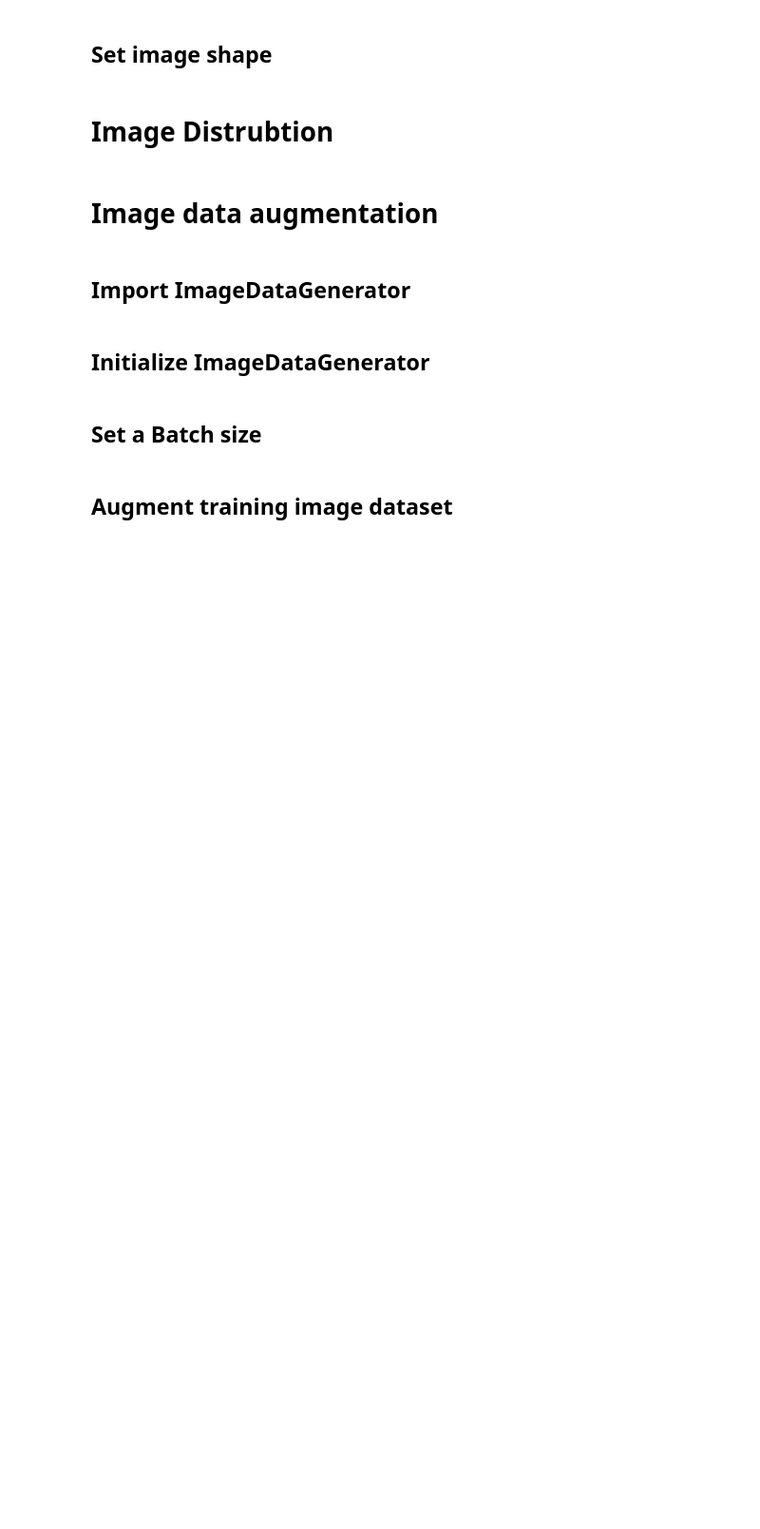
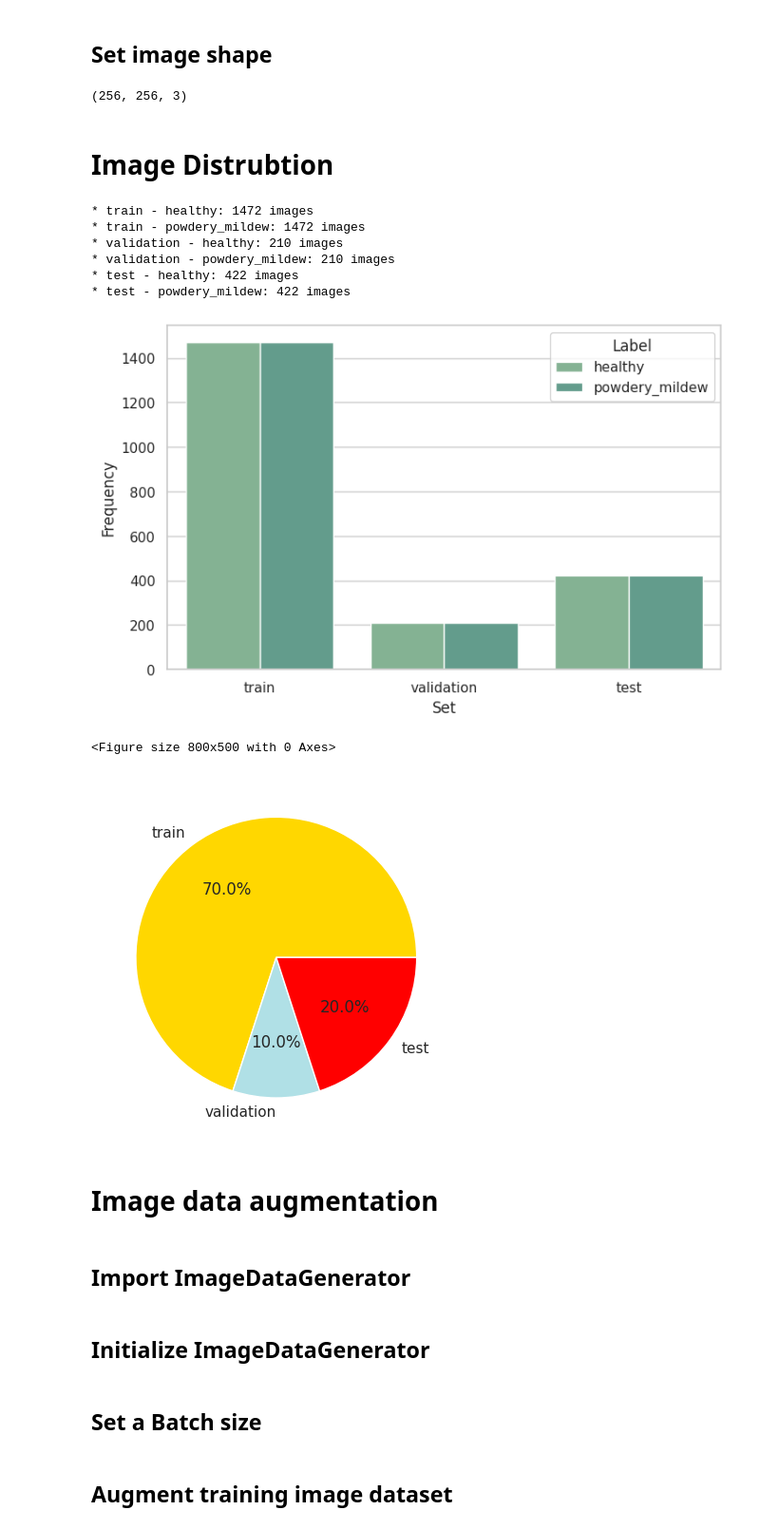
Before and after one commit to Poes93/mildew-detector, a Jupyter notebook: jupyter_notebooks/03 - ModellingEvaluating.ipynb, the cells around one changed output. Shown: that part at 95% size. Cells and saved outputs as stored; diff of their text form; code cells hidden in the pictures; blank space fills up the shorter version.

Commit message:
add image distrubation

```diff
--- a/jupyter_notebooks/03 - ModellingEvaluating.ipynb
+++ b/jupyter_notebooks/03 - ModellingEvaluating.ipynb
@@ -60,5 +73,10 @@
 ## Set input directories
 # %% [markdown]
 Set train, validation and test paths
+# %%
+my_data_dir = 'inputs/cherryleaves_dataset/cherry-leaves'
+train_path = my_data_dir + '/train'
+val_path = my_data_dir + '/validation'
+test_path = my_data_dir + '/test'
 # %% [markdown]
 ## Set output directory
@@ -65,2 +94,5 @@ Set train, validation and test paths
 # %% [markdown]
 ## Set Labels
+# %%
+labels = os.listdir(train_path)
+print('Label for the images are', labels)
@@ -67,7 +101,54 @@ Set train, validation and test paths
 # %% [markdown]
 ## Set image shape
+# %%
+import joblib
+
+version = 'v1'
+image_shape = joblib.load(filename=f"outputs/{version}/image_shape.pkl")
+image_shape
+# %% [output]
+(256, 256, 3)
 # %% [markdown]
 # Image Distrubtion
+# %%
+df_freq = pd.DataFrame([])
+for folder in ['train', 'validation', 'test']:
+  for label in labels:
+    df_freq = df_freq.append(
+        pd.Series(data={'Set': folder,
+                        'Label': label,
+                        'Frequency':int(len(os.listdir(my_data_dir+'/'+ folder + '/' + label)))}
+                  ),
+                  ignore_index=True
+        )
+
+    print(f"* {folder} - {label}: {len(os.listdir(my_data_dir+'/'+ folder + '/' + label))} images")
+
+print("\n")
+sns.set_theme(style="whitegrid", palette="crest")
+# sns.set_style("whitegrid")
+plt.figure(figsize=(8,5))
+sns.barplot(data=df_freq, x='Set', y='Frequency', hue='Label')
+plt.savefig(f'{file_path}/labels_distribution.png', bbox_inches='tight', dpi=150)
+plt.show()
+
+plt.figure(figsize=(8,5))
+labels = 'train', 'validation', 'test'
+sizes = [70, 10, 20]
+
+fig, ax = plt.subplots()
+ax.pie(sizes, labels=labels, autopct='%1.1f%%', colors=['gold', 'powderblue', 'red'])
+plt.savefig(f'{file_path}/labels_pie.png', bbox_inches='tight', dpi=150)
+# %% [output]
+* train - healthy: 1472 images
+* train - powdery_mildew: 1472 images
+* validation - healthy: 210 images
+* validation - powdery_mildew: 210 images
+* test - healthy: 422 images
+* test - powdery_mildew: 422 images
+[figure, added]
+<Figure size 800x500 with 0 Axes>
+[figure, added]
 # %% [markdown]
 # Image data augmentation
 # %% [markdown]
```
Also changed, not shown: parts of 7 cells of this notebook, 2 other files.
